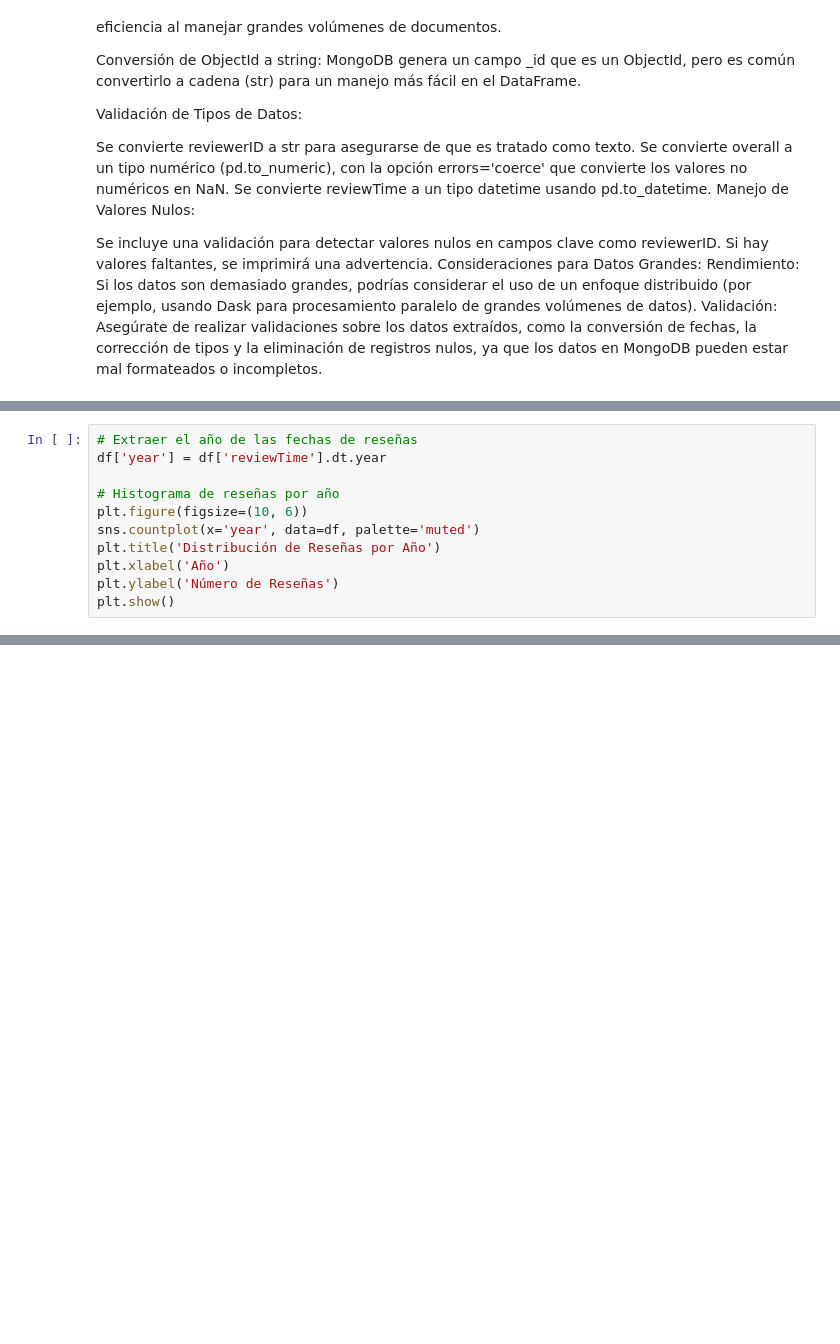
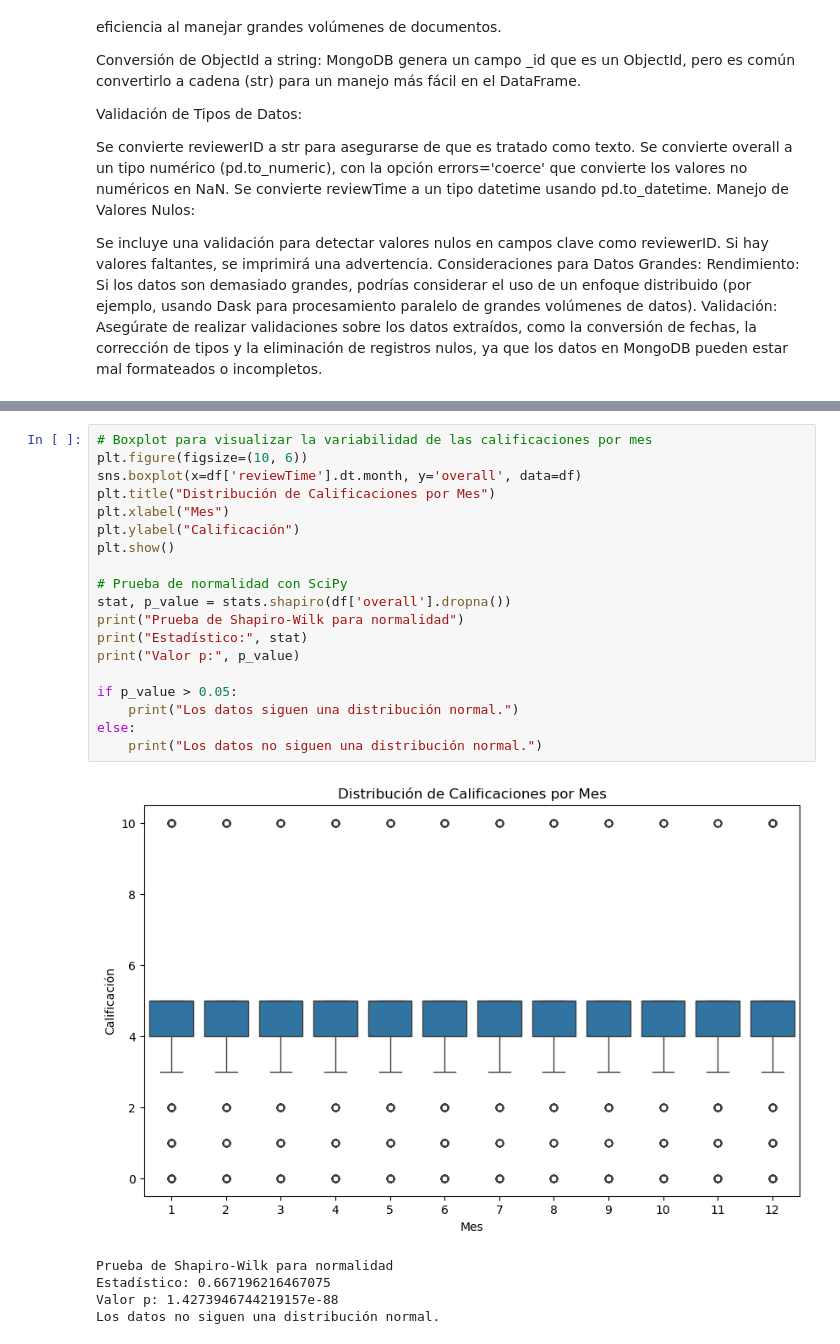
Before and after one commit to mkltc/RETO2, a Jupyter notebook: PIA/reto2_pia.ipynb, the cells around one changed output, grey strips where cells are left out. Saved outputs shown, nothing was run; the diff lists cells and outputs as text; blank space fills up the shorter version.

```diff
--- a/PIA/reto2_pia.ipynb
+++ b/PIA/reto2_pia.ipynb
@@ -483,11 +397,0 @@ Valor p: 0.103
-# %%
-# Extraer el año de las fechas de reseñas
-df['year'] = df['reviewTime'].dt.year
-
-# Histograma de reseñas por año
-plt.figure(figsize=(10, 6))
-sns.countplot(x='year', data=df, palette='muted')
-plt.title('Distribución de Reseñas por Año')
-plt.xlabel('Año')
-plt.ylabel('Número de Reseñas')
-plt.show()
@@ -608,0 +425,25 @@ Valor p: 0.891
+# %%
+# Boxplot para visualizar la variabilidad de las calificaciones por mes
+plt.figure(figsize=(10, 6))
+sns.boxplot(x=df['reviewTime'].dt.month, y='overall', data=df)
+plt.title("Distribución de Calificaciones por Mes")
+plt.xlabel("Mes")
+plt.ylabel("Calificación")
+plt.show()
+
+# Prueba de normalidad con SciPy
+stat, p_value = stats.shapiro(df['overall'].dropna())
+print("Prueba de Shapiro-Wilk para normalidad")
+print("Estadístico:", stat)
+print("Valor p:", p_value)
+
+if p_value > 0.05:
+    print("Los datos siguen una distribución normal.")
+else:
+    print("Los datos no siguen una distribución normal.")
+# %% [output]
+[figure, added]
+Prueba de Shapiro-Wilk para normalidad
+Estadístico: 0.667196216467075
+Valor p: 1.4273946744219157e-88
+Los datos no siguen una distribución normal.
```
Also changed, not shown: parts of 26 cells of this notebook.
